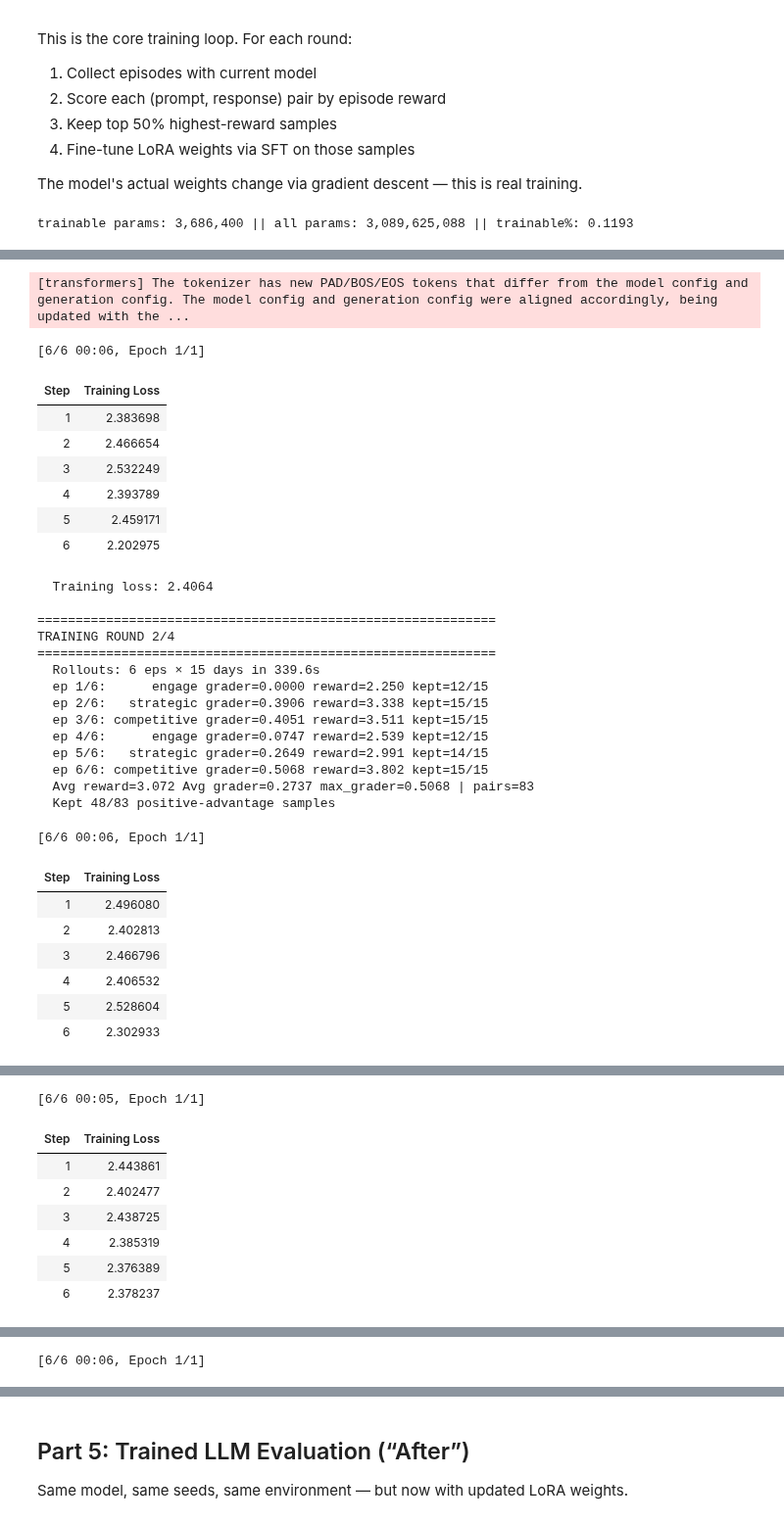
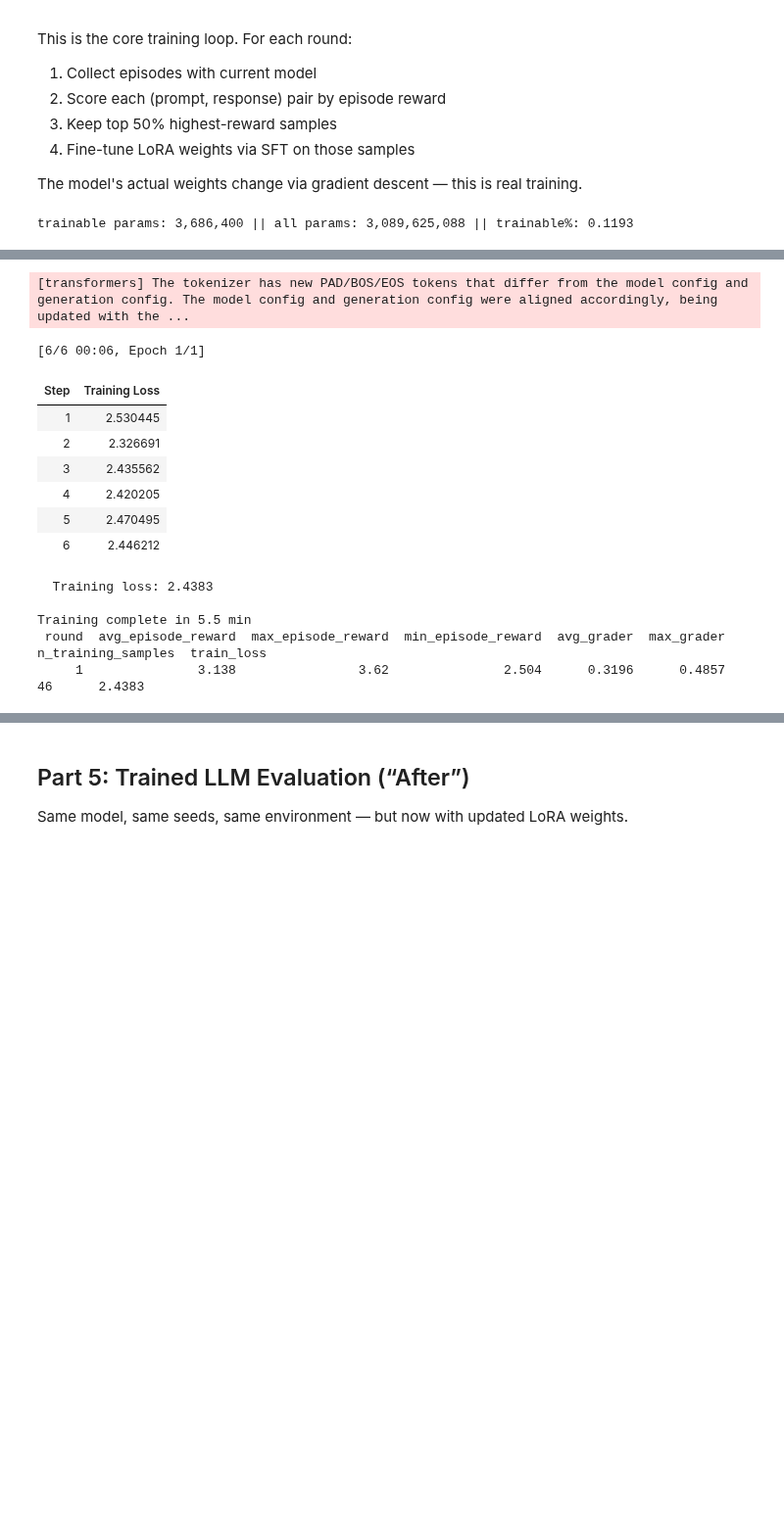
Before and after one commit to VaibhavKhandare/viral-posts-env, a Jupyter notebook: run-output/training/train_grpo.executed.ipynb, the cells around one changed output, grey strips where cells are left out. Shown at 98% size. Drawn from its saved outputs; the diff is of its cells as text; code cells hidden in the pictures; blank space fills up the shorter version.

```diff
--- a/run-output/training/train_grpo.executed.ipynb
+++ b/run-output/training/train_grpo.executed.ipynb
@@ -533,18 +533,29 @@ def _build_chat(system, prompt):
 
 def _batched_generate(mdl, tok, prompts, eval=False, max_new_tokens=512):
     enc = tok(prompts, return_tensors="pt", padding=True, truncation=False).to(_infer_model_device(mdl))
-    gen_kwargs = dict(max_new_tokens=max_new_tokens, pad_token_id=tok.pad_token_id)
-    if eval:
-        gen_kwargs.update(do_sample=False)
-    else:
-        gen_kwargs.update(do_sample=True, temperature=1.0, top_p=0.95)
+    gen_kwargs = dict(
+        max_new_tokens=max_new_tokens,
+        pad_token_id=tok.pad_token_id,
+        do_sample=True, temperature=1.0, top_p=0.95,
+    )
     with torch.no_grad():
         out = mdl.generate(**enc, **gen_kwargs)
     resps = tok.batch_decode(out[:, enc["input_ids"].shape[1]:], skip_special_tokens=True)
     return resps, enc["input_ids"].shape[1]
 
 
-def run_llm_episodes_batched(mdl, tok, tasks_seeds, verbose=True, eval=False, system=None):
+IO_LOG_PATH = os.path.join(PLOTS_DIR, "io_log.jsonl")
+open(IO_LOG_PATH, "w").close()  # truncate
+
+
+def _log_io(tag, ep_idx, day, task, seed, prompt, response):
+    rec = {"tag": tag, "ep": ep_idx, "day": day, "task": task, "seed": seed,
+           "prompt": prompt, "response": response}
+    with open(IO_LOG_PATH, "a") as f:
+        f.write(json.dumps(rec) + "\n")
+
+
+def run_llm_episodes_batched(mdl, tok, tasks_seeds, verbose=True, eval=False, system=None, log_tag=None):
     """Run N episodes in parallel. tasks_seeds: list of (task, seed). One batched generate per day."""
     sys_prompt = system or (SYSTEM_PROMPT_EVAL if eval else SYSTEM_PROMPT_TRAIN)
     n = len(tasks_seeds)
@@ -574,6 +585,9 @@ def run_llm_episodes_batched(mdl, tok, tasks_seeds, verbose=True, eval=False, sy
                 actions_by_idx[i] = parse_model_output(resps[j])
                 pairs[i].append({"prompt": prompts[j], "response": resps[j],
                                  "step": len(rewards[i])})
+                if log_tag is not None:
+                    t, s = tasks_seeds[i]
+                    _log_io(log_tag, i, day, t, s, prompts[j], resps[j])
 
         for i in range(n):
             if done_mask[i] or i not in actions_by_idx:
@@ -624,7 +638,7 @@ print("Running UNTRAINED base model on all tasks (batched)...")
 print("=" * 60)
 
 t0 = time.time()
-results = run_llm_episodes_batched(model, tokenizer, [(t, 42) for t in TASKS], verbose=True, eval=True)
+results = run_llm_episodes_batched(model, tokenizer, [(t, 42) for t in TASKS], verbose=True, eval=True, log_tag="before")
 before_results = {r["task"]: r for r in results}
 
 print("\n" + "=" * 60)
@@ -680,7 +693,7 @@ trainable params: 3,686,400 || all params: 3,089,625,088 || trainable%: 0.1193
 from trl import SFTTrainer, SFTConfig
 from datasets import Dataset
 
-NUM_ROUNDS = 4
+NUM_ROUNDS = 1
 EPISODES_PER_ROUND = 6
 QUALITY_FLOOR = 0.40  # skip SFT for the round if no episode beats this grader score
 
@@ -701,7 +714,8 @@ for round_idx in range(1, NUM_ROUNDS + 1):
     tasks_seeds = [(TASKS[ep % len(TASKS)], 42 + (round_idx - 1) * 100 + ep) for ep in range(EPISODES_PER_ROUND)]
     t_roll = time.time()
     results = run_llm_episodes_batched(peft_model, tokenizer, tasks_seeds, verbose=False,
-                                       eval=False, system=SYSTEM_PROMPT_TRAIN)
+                                       eval=False, system=SYSTEM_PROMPT_TRAIN,
+                                       log_tag=f"train_round{round_idx}")
     print(f"  Rollouts: {len(results)} eps × {TASK_HORIZON} days in {time.time()-t_roll:.1f}s")
 
     all_pairs, episode_rewards, episode_graders = [], [], []
@@ -794,31 +808,14 @@ TRAINING ROUND 1/4
 [transformers] The tokenizer has new PAD/BOS/EOS tokens that differ from the model config and generation config. The model config and generation config were aligned accordingly, being updated with the ...
 [6/6 00:06, Epoch 1/1]
 | Step | Training Loss |
-| 1 | 2.383698 |
-| 2 | 2.466654 |
-| 3 | 2.532249 |
-| 4 | 2.393789 |
-| 5 | 2.459171 |
-| 6 | 2.202975 |
+| 1 | 2.530445 |
+| 2 | 2.326691 |
+| 3 | 2.435562 |
+| 4 | 2.420205 |
+| 5 | 2.470495 |
+| 6 | 2.446212 |
-  Training loss: 2.4064
+  Training loss: 2.4383
 
-============================================================
-TRAINING ROUND 2/4
-============================================================
-  Rollouts: 6 eps × 15 days in 339.6s
-  ep 1/6:      engage grader=0.0000 reward=2.250 kept=12/15
-  ep 2/6:   strategic grader=0.3906 reward=3.338 kept=15/15
-  ep 3/6: competitive grader=0.4051 reward=3.511 kept=15/15
-  ep 4/6:      engage grader=0.0747 reward=2.539 kept=12/15
-  ep 5/6:   strategic grader=0.2649 reward=2.991 kept=14/15
-  ep 6/6: competitive grader=0.5068 reward=3.802 kept=15/15
-  Avg reward=3.072 Avg grader=0.2737 max_grader=0.5068 | pairs=83
-  Kept 48/83 positive-advantage samples
+Training complete in 5.5 min
+ round  avg_episode_reward  max_episode_reward  min_episode_reward  avg_grader  max_grader  n_training_samples  train_loss
+     1               3.138                3.62               2.504      0.3196      0.4857                  46      2.4383
-[6/6 00:06, Epoch 1/1]
-| Step | Training Loss |
-| 1 | 2.496080 |
-| 2 | 2.402813 |
-| 3 | 2.466796 |
-| 4 | 2.406532 |
-| 5 | 2.528604 |
-| 6 | 2.302933 |
@@ -839,8 +821,0 @@ TRAINING ROUND 3/4
-[6/6 00:05, Epoch 1/1]
-| Step | Training Loss |
-| 1 | 2.443861 |
-| 2 | 2.402477 |
-| 3 | 2.438725 |
-| 4 | 2.385319 |
-| 5 | 2.376389 |
-| 6 | 2.378237 |
@@ -861 +821,0 @@ TRAINING ROUND 4/4
-[6/6 00:06, Epoch 1/1]
```
Also changed, not shown: parts of 8 cells of this notebook, 3 other files.
